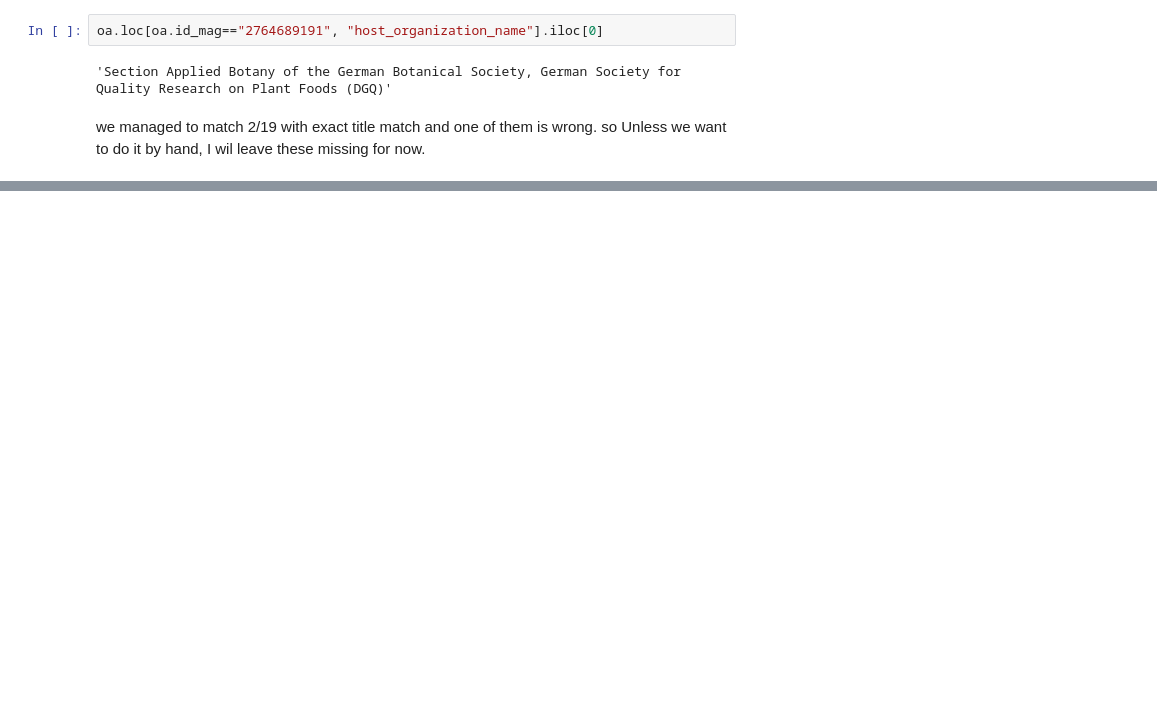
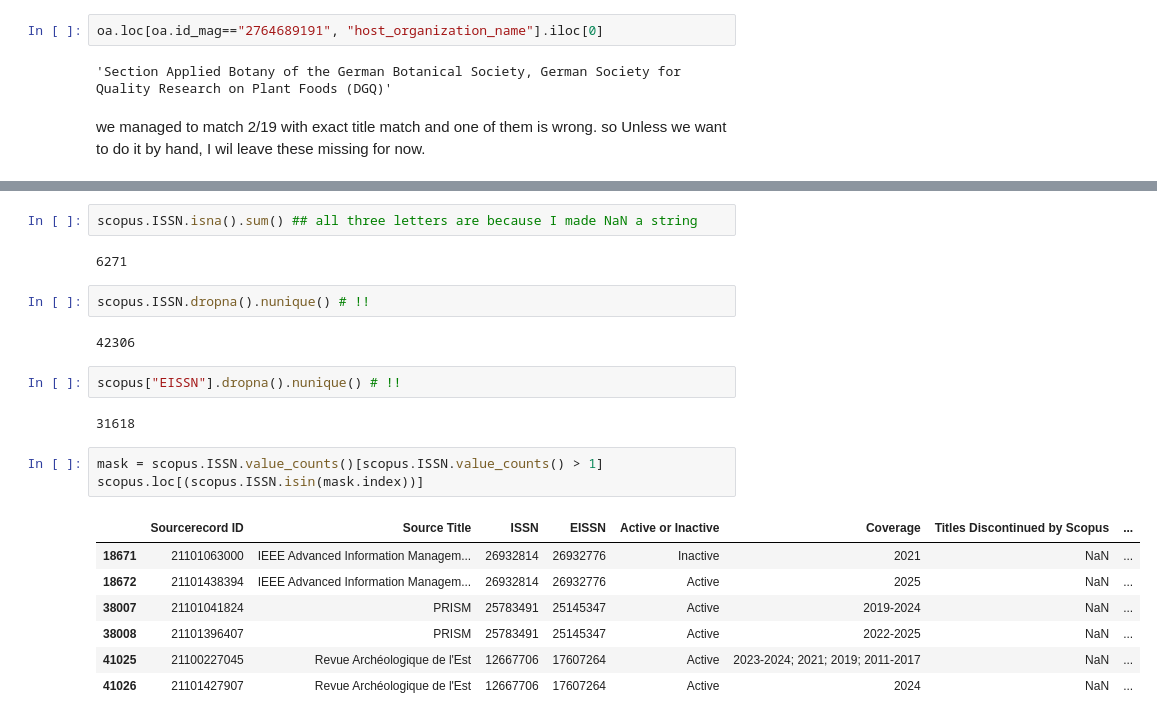
Before and after one commit to TimRepke/openalex-onprem, a Jupyter notebook: abstract_validation/get_openalex_sources.ipynb, the cells around one changed output, grey strips where cells are left out. Drawn from its saved outputs; the diff is of its cells as text; blank space fills up the shorter version.

```diff
--- a/abstract_validation/get_openalex_sources.ipynb
+++ b/abstract_validation/get_openalex_sources.ipynb
@@ -963,0 +940,23 @@ Error:
+# %%
+scopus.ISSN.isna().sum() ## all three letters are because I made NaN a string
+# %% [output]
+6271
+# %%
+scopus.ISSN.dropna().nunique() # !!
+# %% [output]
+42306
+# %%
+scopus["EISSN"].dropna().nunique() # !!
+# %% [output]
+31618
+# %%
+mask = scopus.ISSN.value_counts()[scopus.ISSN.value_counts() > 1]
+scopus.loc[(scopus.ISSN.isin(mask.index))]
+# %% [output]
+|  | Sourcerecord ID | Source Title | ISSN | EISSN | Active or Inactive | Coverage | Titles Discontinued by Scopus | ... |
+| 18671 | 21101063000 | IEEE Advanced Information Managem... | 26932814 | 26932776 | Inactive | 2021 | NaN | ... |
+| 18672 | 21101438394 | IEEE Advanced Information Managem... | 26932814 | 26932776 | Active | 2025 | NaN | ... |
+| 38007 | 21101041824 | PRISM | 25783491 | 25145347 | Active | 2019-2024 | NaN | ... |
+| 38008 | 21101396407 | PRISM | 25783491 | 25145347 | Active | 2022-2025 | NaN | ... |
+| 41025 | 21100227045 | Revue Archéologique de l'Est | 12667706 | 17607264 | Active | 2023-2024; 2021; 2019; 2011-2017 | NaN | ... |
+| 41026 | 21101427907 | Revue Archéologique de l'Est | 12667706 | 17607264 | Active | 2024 | NaN | ... |
```
Also changed, not shown: parts of 36 cells of this notebook, 4 other files.
